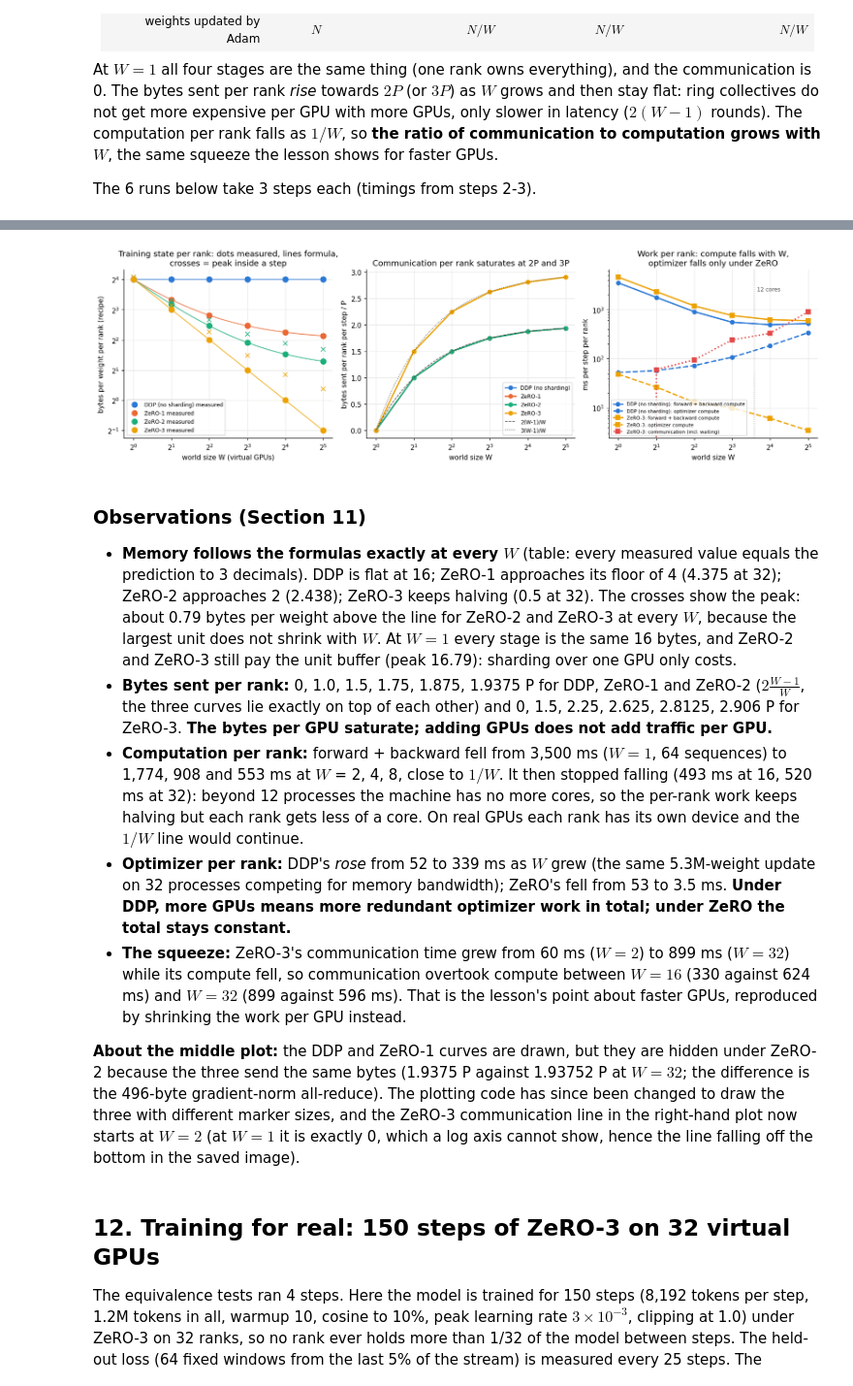
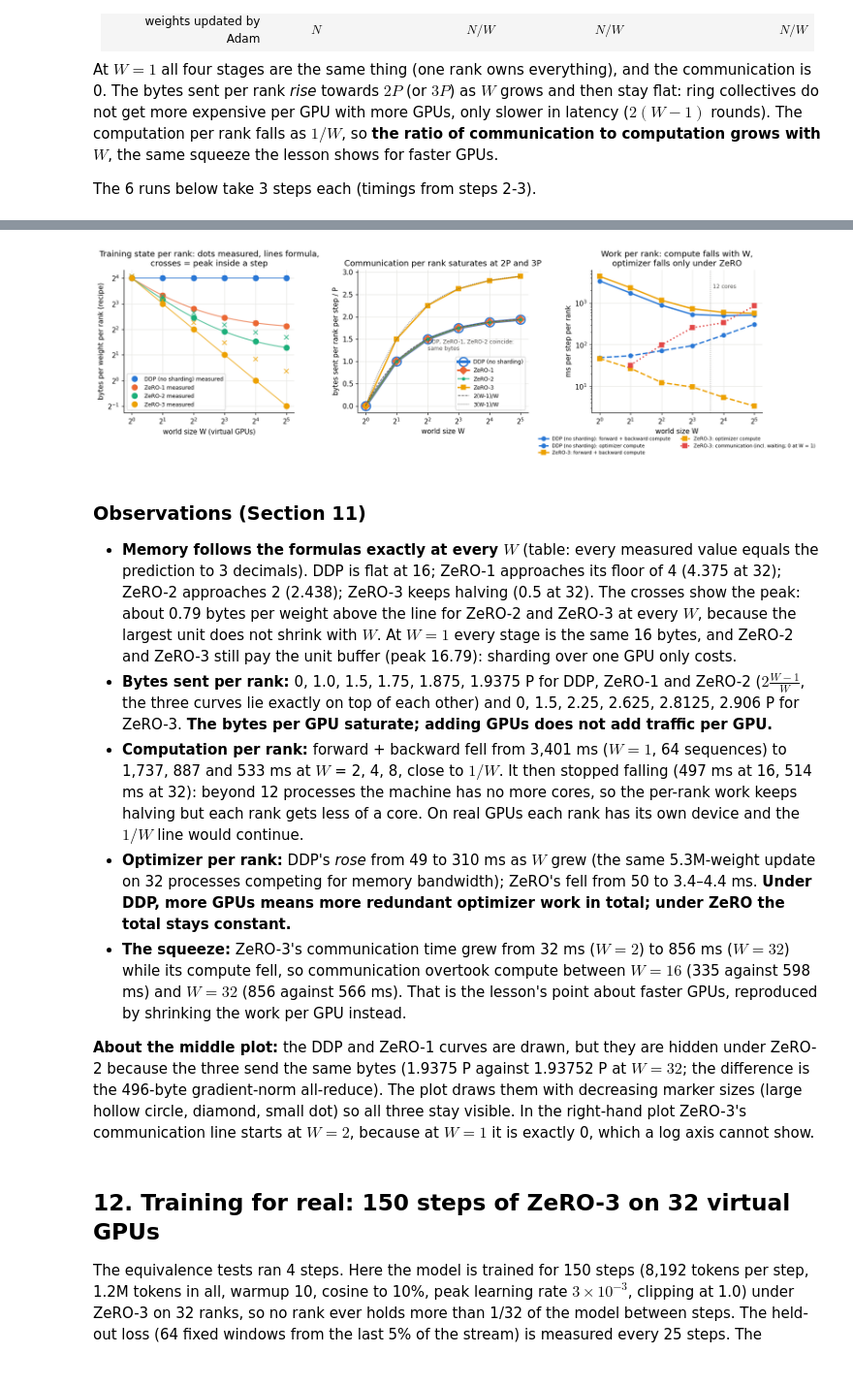
Before and after one commit to naveen333nav/ERA-V5, a Jupyter notebook: assignment-12/session12_zero.ipynb, the cells around one changed output, grey strips where cells are left out. Shown at 97% size. Cells and saved outputs as stored; diff of their text form; code cells hidden in the pictures.

```diff
--- a/assignment-12/session12_zero.ipynb
+++ b/assignment-12/session12_zero.ipynb
@@ -1667,6 +1667,8 @@ def load_tinystories(n):
 
     Example: load_tinystories(2) -> (["One day, a little girl named Lily ...", "Once upon a time ..."], "data/train-...parquet")
     '''
+    os.environ.setdefault("HF_HUB_DISABLE_IMPLICIT_TOKEN", "1")      # no token needed; skips Colab's secret lookup
+    os.environ.setdefault("HF_HUB_DISABLE_PROGRESS_BARS", "1")
     from huggingface_hub import HfApi, hf_hub_download
     import pyarrow.parquet as pq
     repo = "roneneldan/TinyStories"
@@ -2612,35 +2611,35 @@ for st in STAGES:
 ax.set_xscale("log", base=2); ax.set_yscale("log", base=2)
 ax.set_xlabel("world size W (virtual GPUs)"); ax.set_ylabel("bytes per weight per rank (recipe)")
 ax.set_title("Training state per rank: dots measured, lines formula,\ncrosses = peak inside a step")
 ax.legend(fontsize=8)
 ax = axes[1]
 # DDP, ZeRO-1 and ZeRO-2 send the same bytes, so their curves coincide: draw them with decreasing marker sizes
 # (big hollow circle, medium diamond, small dot) so that all three stay visible.
 style = {"ddp": dict(marker="o", ms=13, mfc="none", mew=2, lw=4), "zero1": dict(marker="D", ms=8, lw=2.5),
          "zero2": dict(marker="o", ms=4, lw=1.2), "zero3": dict(marker="s", ms=6, lw=2)}
 for st in STAGES:
     ax.plot(Ws, [sweep[w][st]["comm_in_P"] for w in SWEEP_W], "-", color=STAGE_COLOR[st], label=STAGE_NAME[st], **style[st])
 ax.text(4, 1.25, "DDP, ZeRO-1, ZeRO-2 coincide:\nsame bytes", fontsize=8, color="#52514e")
 ax.plot(Wf, 2 * (Wf - 1) / Wf, "--", color="#52514e", lw=1, label="2(W-1)/W"); ax.plot(Wf, 3 * (Wf - 1) / Wf, ":", color="#52514e", lw=1, label="3(W-1)/W")
 ax.set_xscale("log", base=2)
 ax.set_xlabel("world size W"); ax.set_ylabel("bytes sent per rank per step / P")
 ax.set_title("Communication per rank saturates at 2P and 3P")
 ax.legend(fontsize=8)
 ax = axes[2]
 for st, mk in (("ddp", "o"), ("zero3", "s")):
     ax.plot(Ws, [sweep[w][st]["time"]["fwd_compute"] * 1e3 + sweep[w][st]["time"]["bwd_compute"] * 1e3 for w in SWEEP_W], mk + "-", color=STAGE_COLOR[st], label=f"{STAGE_NAME[st]}: forward + backward compute")
     ax.plot(Ws, [sweep[w][st]["time"]["opt_compute"] * 1e3 for w in SWEEP_W], mk + "--", color=STAGE_COLOR[st], label=f"{STAGE_NAME[st]}: optimizer compute")
 ax.plot(Ws[1:], [sweep[w]["zero3"]["time"]["comm"] * 1e3 for w in SWEEP_W[1:]], "s:", color=C[7],
         label="ZeRO-3: communication (incl. waiting; 0 at W = 1)")
 ax.axvline(NCPU, color="#9a9994", lw=1, ls=":"); ax.text(NCPU * 1.05, ax.get_ylim()[1] * 0.5, f"{NCPU} cores", fontsize=8, color="#52514e")
 ax.set_xscale("log", base=2); ax.set_yscale("log")
 ax.set_xlabel("world size W"); ax.set_ylabel("ms per step per rank")
 ax.set_title("Work per rank: compute falls with W,\noptimizer falls only under ZeRO")
-ax.legend(fontsize=7)
+ax.legend(fontsize=7, loc="upper center", bbox_to_anchor=(0.5, -0.14), ncol=2, frameon=False)
 plt.tight_layout()
 savefig("world_size_sweep.png")
 # %% [output]
-[figure, old version]
+[figure, new version]
 # %% [markdown]
 ### Observations (Section 11)
 
@@ -2652,22 +2651,22 @@ savefig("world_size_sweep.png")
 * **Bytes sent per rank:** 0, 1.0, 1.5, 1.75, 1.875, 1.9375 P for DDP, ZeRO-1 and ZeRO-2 ($2\frac{W-1}{W}$, the three
   curves lie exactly on top of each other) and 0, 1.5, 2.25, 2.625, 2.8125, 2.906 P for ZeRO-3. **The bytes per GPU
   saturate; adding GPUs does not add traffic per GPU.**
-* **Computation per rank:** forward + backward fell from 3,500 ms ($W = 1$, 64 sequences) to 1,774, 908 and 553 ms at
-  $W$ = 2, 4, 8, close to $1/W$. It then stopped falling (493 ms at 16, 520 ms at 32): beyond 12 processes the
+* **Computation per rank:** forward + backward fell from 3,401 ms ($W = 1$, 64 sequences) to 1,737, 887 and 533 ms at
+  $W$ = 2, 4, 8, close to $1/W$. It then stopped falling (497 ms at 16, 514 ms at 32): beyond 12 processes the
   machine has no more cores, so the per-rank work keeps halving but each rank gets less of a core. On real GPUs each
   rank has its own device and the $1/W$ line would continue.
-* **Optimizer per rank:** DDP's *rose* from 52 to 339 ms as $W$ grew (the same 5.3M-weight update on 32 processes
-  competing for memory bandwidth); ZeRO's fell from 53 to 3.5 ms. **Under DDP, more GPUs means more redundant
+* **Optimizer per rank:** DDP's *rose* from 49 to 310 ms as $W$ grew (the same 5.3M-weight update on 32 processes
+  competing for memory bandwidth); ZeRO's fell from 50 to 3.4–4.4 ms. **Under DDP, more GPUs means more redundant
   optimizer work in total; under ZeRO the total stays constant.**
-* **The squeeze:** ZeRO-3's communication time grew from 60 ms ($W = 2$) to 899 ms ($W = 32$) while its compute fell, so
-  communication overtook compute between $W = 16$ (330 against 624 ms) and $W = 32$ (899 against 596 ms). That is the lesson's point about faster GPUs,
+* **The squeeze:** ZeRO-3's communication time grew from 32 ms ($W = 2$) to 856 ms ($W = 32$) while its compute fell, so
+  communication overtook compute between $W = 16$ (335 against 598 ms) and $W = 32$ (856 against 566 ms). That is the lesson's point about faster GPUs,
   reproduced by shrinking the work per GPU instead.
 
 **About the middle plot:** the DDP and ZeRO-1 curves are drawn, but they are hidden under ZeRO-2 because the three
 send the same bytes (1.9375 P against 1.93752 P at $W = 32$; the difference is the 496-byte gradient-norm
-all-reduce). The plotting code has since been changed to draw the three with different marker sizes, and the
-ZeRO-3 communication line in the right-hand plot now starts at $W = 2$ (at $W = 1$ it is exactly 0, which a log axis
-cannot show, hence the line falling off the bottom in the saved image).
+all-reduce). The plot draws them with decreasing marker sizes (large hollow circle, diamond, small dot) so all three
+stay visible. In the right-hand plot ZeRO-3's communication line starts at $W = 2$, because at $W = 1$ it is exactly 0,
+which a log axis cannot show.
 # %% [markdown]
 ## 12. Training for real: 150 steps of ZeRO-3 on 32 virtual GPUs
 
```
Also changed, not shown: parts of 24 cells of this notebook, 7 other files.
